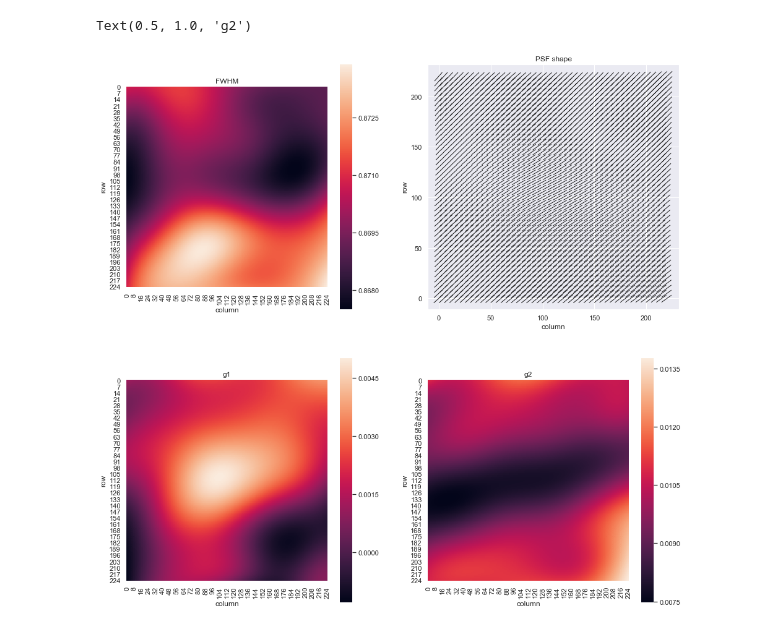
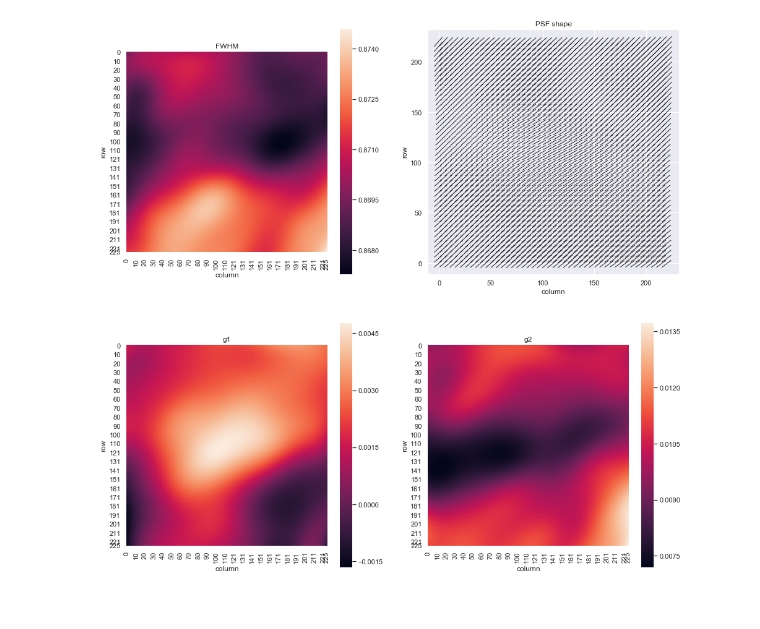
Before and after one commit to beckermr/metadetect-sims, a Jupyter notebook: plots_and_notebooks/plot_atm_psf_file_gp.ipynb, the cells around one changed output. Saved outputs shown, nothing was run; the diff lists cells and outputs as text; code cells hidden in the pictures.

```diff
--- a/plots_and_notebooks/plot_atm_psf_file_gp.ipynb
+++ b/plots_and_notebooks/plot_atm_psf_file_gp.ipynb
@@ -14,39 +14,13 @@ sns.set()
 import galsim
 # %%
 import tqdm
-import ngmix
-
-def _ngmix_g1g2(im, scale=0.263, fwhm=0.9):
-    T = ngmix.moments.fwhm_to_T(fwhm)
-
-    # the weight is always centered at 0, 0 or the
-    # center of the coordinate system as defined
-    # by the jacobian
-    weight = ngmix.GMixModel(
-        [0.0, 0.0, 0.0, 0.0, T, 1.0],
-        'gauss',
-    )
-
-    # make the max of the weight 1.0 to get better
-    # fluxes
-    weight.set_norms()
-    norm = weight.get_data()['norm'][0]
-    weight.set_flux(1.0/norm)
-
-    obs = ngmix.Observation(
-        image=im,
-        jacobian=ngmix.DiagonalJacobian(scale=scale, row=8, col=8))
-    res = weight.get_weighted_moments(obs=obs, maxrad=1.e9)
-    return res['e'][0], res['e'][1]
 
 def _get_fwhm_g1g2(psf_im):
-    #g1, g2 = _ngmix_g1g2(psf_im.array, fwhm=0.9)
     mom = galsim.hsm.FindAdaptiveMom(psf_im)
     return (
         mom.moments_sigma * psf_im.scale * 2.355,
         mom.observed_shape.g1,
-        mom.observed_shape.g2,
-        psf_im.calculateFWHM())
+        mom.observed_shape.g2)
 
 
 def _measure_atm(ims, scale):
@@ -193,38 +53,7 @@ Text(0.5, 1.0, 'g2')
-# %%
-fig, axs = plt.subplots(nrows=2, ncols=2, figsize=(16, 16))
-
-kwargs = {}
-sns.heatmap(fwhms, square=True, ax=axs[0, 0], **kwargs)
-axs[0, 0].set_xlabel('column')
-axs[0, 0].set_ylabel('row')
-axs[0, 0].set_title('FWHM')
-
-g = np.sqrt(g1**2 + g2**2)
-g /= np.mean(g)
-loc = np.arange(g.shape[0]) + 0.5
-beta = np.arctan2(g2, g1)/2
-axs[0, 1].quiver(
-    loc[::5],
-    loc[::5],
-    (g * np.cos(beta))[::5, ::5],
-    (g * np.sin(beta))[::5, ::5],
-    scale_units='xy',
-    scale=0.075,
-    headwidth=0,
-    pivot='mid')
-axs[0, 1].set_xlabel('column')
-axs[0, 1].set_ylabel('row')
-axs[0, 1].set_title('PSF shape')
-
-sns.heatmap(g1, square=True, ax=axs[1, 0], **kwargs)
-axs[1, 0].set_xlabel('column')
-axs[1, 0].set_ylabel('row')
-axs[1, 0].set_title('g1')
-
-sns.heatmap(g2, square=True, ax=axs[1, 1], **kwargs)
-axs[1, 1].set_xlabel('column')
-axs[1, 1].set_ylabel('row')
-axs[1, 1].set_title('g2')
-# %% [output]
-Text(0.5, 1.0, 'g2')
-[figure, removed]
+# %%
+from mdetsims.plots import plot_psf_model
+
+fig, axs = plt.subplots(nrows=2, ncols=2, figsize=(16, 16))
+plot_psf_model(fwhms, g1, g2, ims.shape[0], axs)
+# %% [output]
+[figure, added]
```
Also changed, not shown: parts of 8 cells of this notebook, 25 other files.
